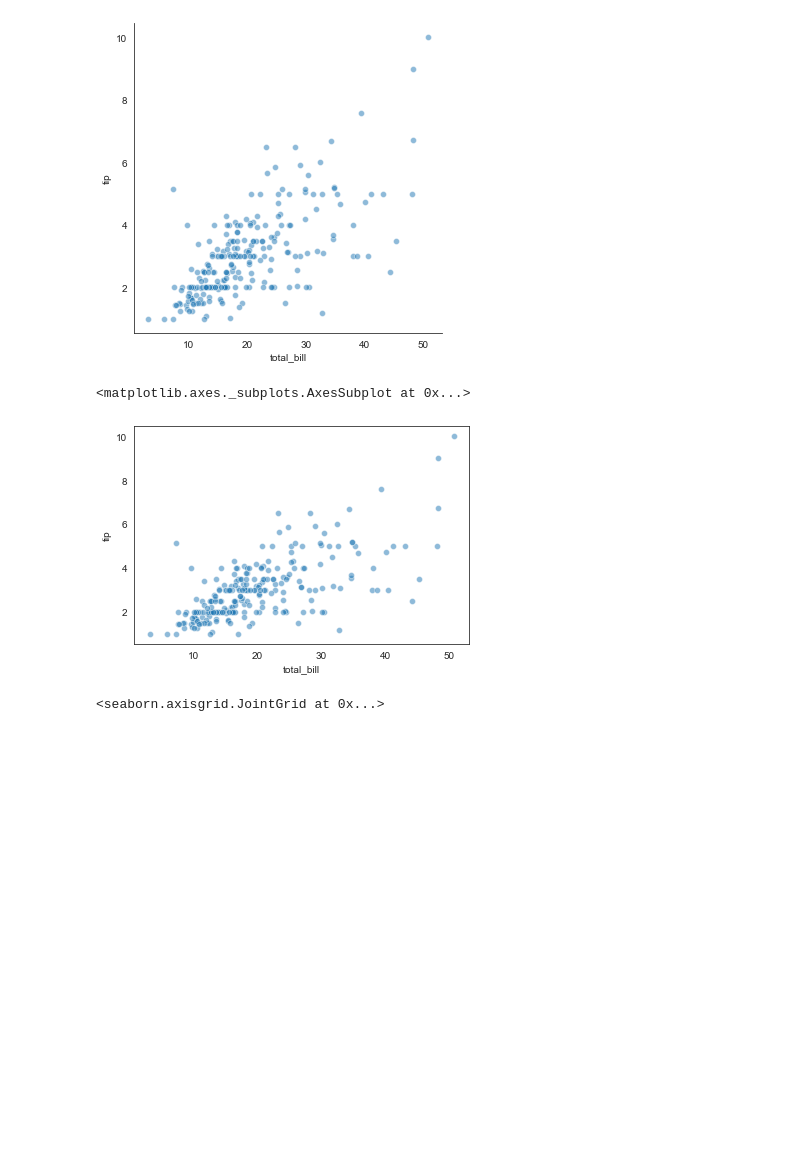
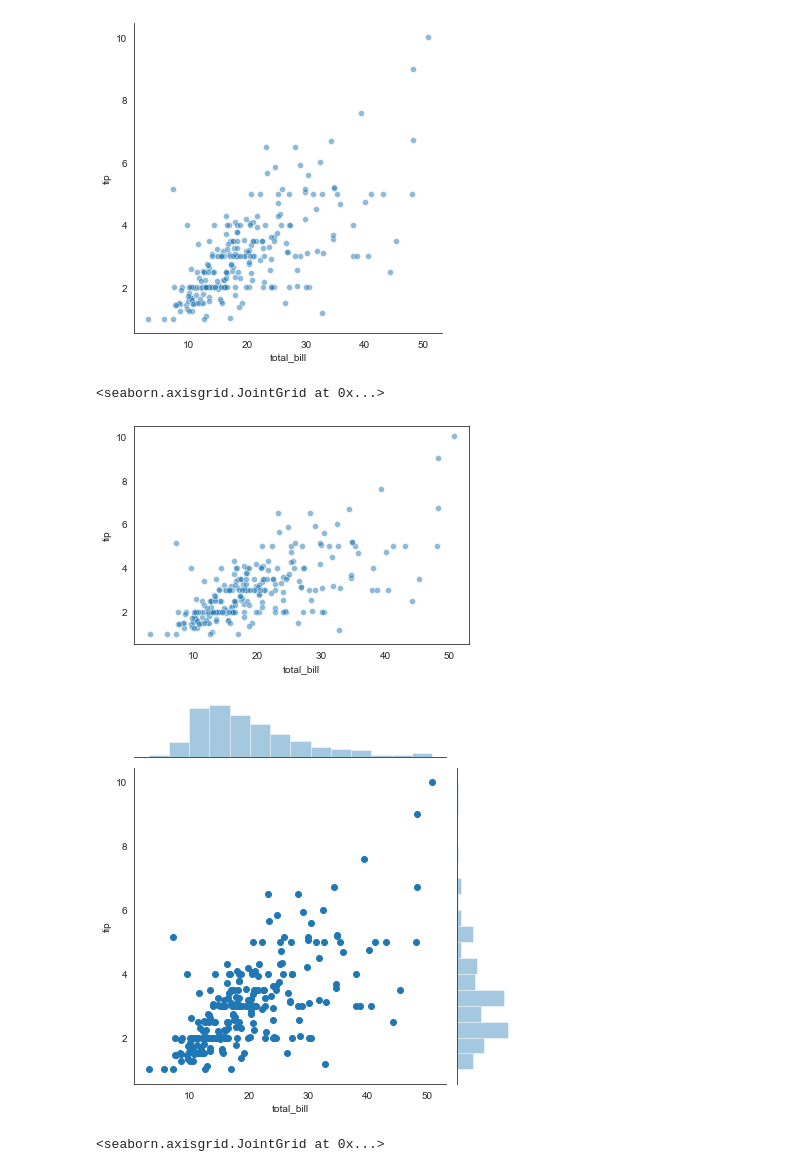
Before and after one commit to MVillasuso/DS_MVL, a Jupyter notebook: PROYECTOS/Entregas_Ejercicios_MVL/pandas/07_Tips_Solutions_MVL.ipynb, the cells around one changed output. Drawn from its saved outputs; the diff is of its cells as text; code cells hidden in the pictures; blank space fills up the shorter version.

Commit message:
Ejerc Pandas seaborn v2

```diff
--- a/PROYECTOS/Entregas_Ejercicios_MVL/pandas/07_Tips_Solutions_MVL.ipynb
+++ b/PROYECTOS/Entregas_Ejercicios_MVL/pandas/07_Tips_Solutions_MVL.ipynb
@@ -108,10 +108,12 @@ sns.relplot(x="total_bill", y="tip",
 # %%
 sns.scatterplot(x="total_bill", y="tip",
             sizes=(40, 400), alpha=.5, palette="deep",
             data=tips)
+sns.jointplot("total_bill", "tip", data=tips, kind='scatter')  #Juntando Joint distribution
 # %% [output]
-<matplotlib.axes._subplots.AxesSubplot at 0x...>
+<seaborn.axisgrid.JointGrid at 0x...>
 [figure]
+[figure, added]
 # %%
 # %% [output]
 <seaborn.axisgrid.JointGrid at 0x...>
```
Also changed, not shown: parts of 6 cells of this notebook, 2 other files.
